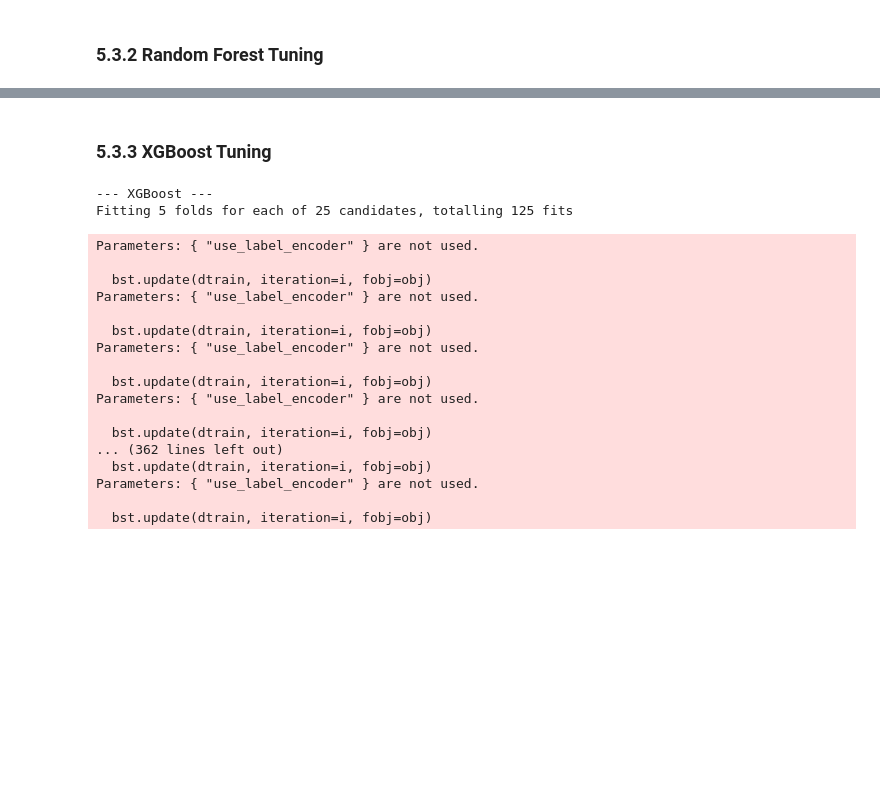
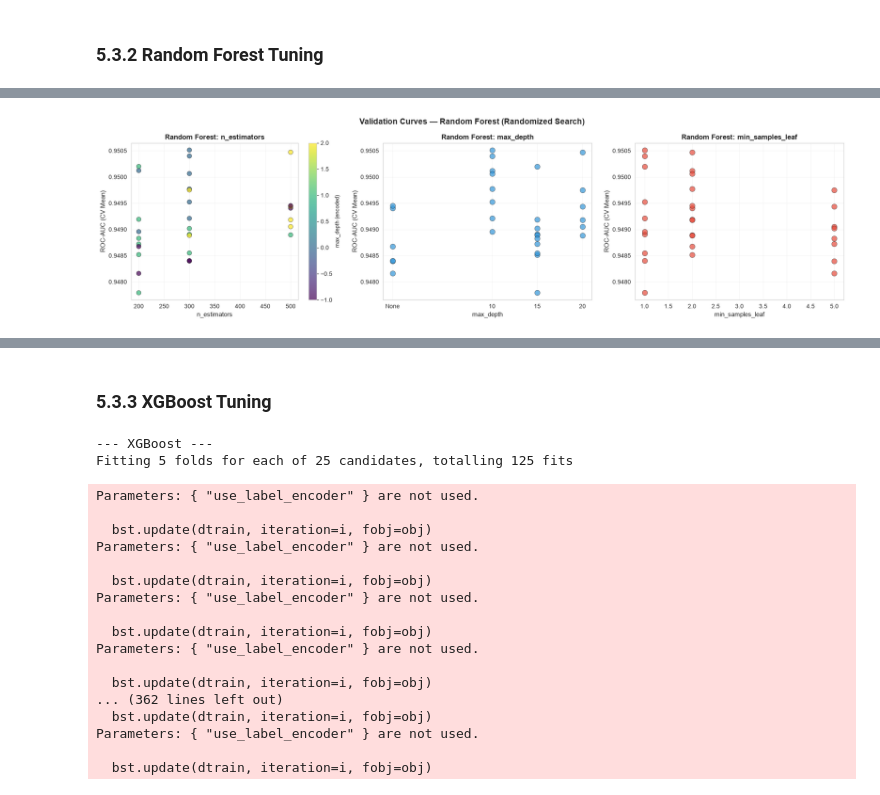
Before and after one commit to adrienKoumgangT/student-dropout-classifier, a Jupyter notebook: notebooks/05_hyperparameter_tuning.ipynb, the cells around one changed output, grey strips where cells are left out. Cells and saved outputs as stored; diff of their text form; code cells hidden in the pictures; blank space fills up the shorter version.

```diff
--- a/notebooks/05_hyperparameter_tuning.ipynb
+++ b/notebooks/05_hyperparameter_tuning.ipynb
@@ -174,0 +240,56 @@ Tuned in 23.0s
+# %%
+# Extract results from RandomizedSearchCV
+rf_results_df = pd.DataFrame(rf_random.cv_results_)
+
+fig, axes = plt.subplots(1, 3, figsize=(18.0, 5.0))
+
+# Plot 1: n_estimators vs ROC-AUC (numeric — no issue)
+ax = axes[0]
+scatter1 = ax.scatter(
+    rf_results_df['param_n_estimators'],
+    rf_results_df['mean_test_score'],
+    c=rf_results_df['param_max_depth'].astype(str).astype('category').cat.codes,
+    cmap='viridis', s=60, alpha=0.7, edgecolors='black', linewidth=0.5
+)
+ax.set_xlabel('n_estimators', fontsize=11)
+ax.set_ylabel('ROC-AUC (CV Mean)', fontsize=11)
+ax.set_title('Random Forest: n_estimators', fontweight='bold')
+ax.grid(alpha=0.3)
+cbar = plt.colorbar(scatter1, ax=ax)
+cbar.set_label('max_depth (encoded)', fontsize=9)
+
+# Plot 2: max_depth vs ROC-AUC (FIXED — handle None)
+ax = axes[1]
+# Replace None with a numeric value (e.g., -1 or a string label)
+depth_values = rf_results_df['param_max_depth'].fillna(-1).astype(float)
+ax.scatter(
+    depth_values,
+    rf_results_df['mean_test_score'],
+    s=80, alpha=0.7, color='#3498db', edgecolors='black', linewidth=0.5
+)
+# Fix x-axis labels to show 'None' instead of -1
+ax.set_xticks(sorted(depth_values.unique()))
+ax.set_xticklabels([str(int(x)) if x != -1 else 'None' for x in sorted(depth_values.unique())])
+ax.set_xlabel('max_depth', fontsize=11)
+ax.set_ylabel('ROC-AUC (CV Mean)', fontsize=11)
+ax.set_title('Random Forest: max_depth', fontweight='bold')
+ax.grid(alpha=0.3)
+
+# Plot 3: min_samples_leaf vs ROC-AUC (numeric — no issue)
+ax = axes[2]
+ax.scatter(
+    rf_results_df['param_min_samples_leaf'],
+    rf_results_df['mean_test_score'],
+    s=80, alpha=0.7, color='#e74c3c', edgecolors='black', linewidth=0.5
+)
+ax.set_xlabel('min_samples_leaf', fontsize=11)
+ax.set_ylabel('ROC-AUC (CV Mean)', fontsize=11)
+ax.set_title('Random Forest: min_samples_leaf', fontweight='bold')
+ax.grid(alpha=0.3)
+
+plt.suptitle('Validation Curves — Random Forest (Randomized Search)', fontsize=14, fontweight='bold')
+plt.tight_layout()
+plt.savefig('../reports/figures/validation_curve_plot_rf.png', dpi=150)
+plt.show()
+# %% [output]
+[figure, added]
```
Also changed, not shown: parts of 16 cells of this notebook, 51 other files.
